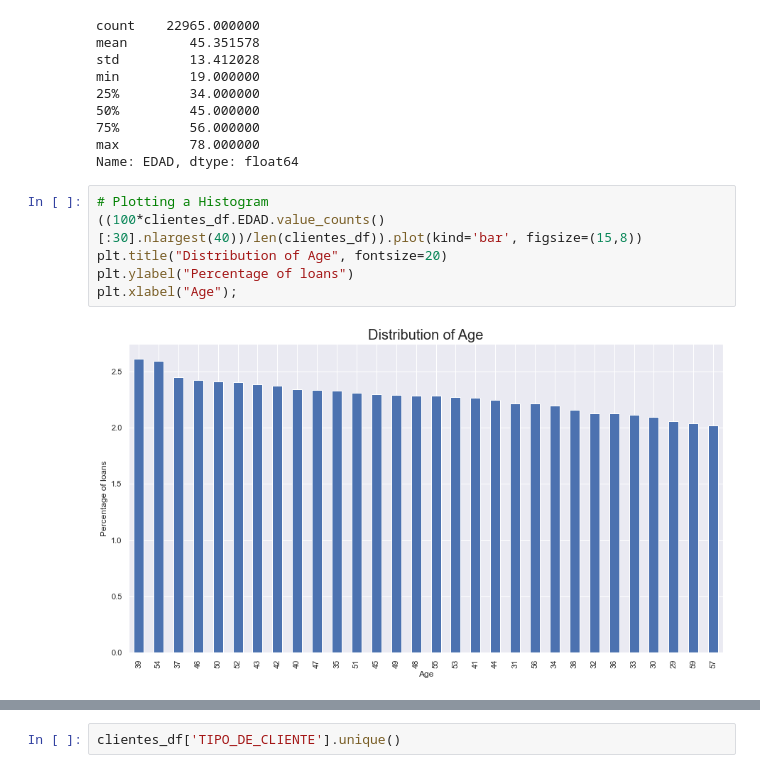
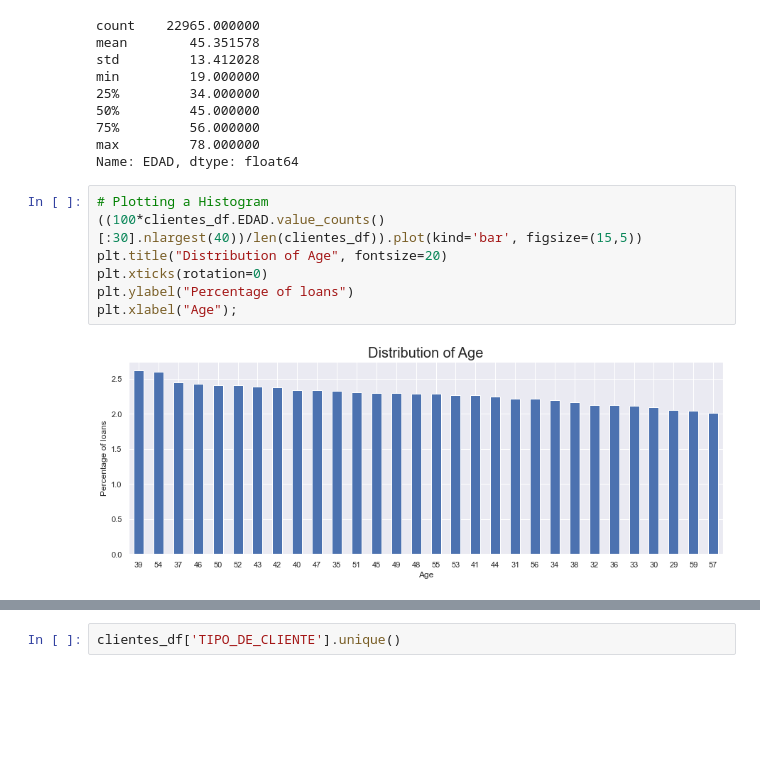
Before and after one commit to hdt94/ds4a-project, a Jupyter notebook: analytics/exploring/EDA_Clientes.ipynb, the cells around one changed output, grey strips where cells are left out. Drawn from its saved outputs; the diff is of its cells as text; blank space fills up the shorter version.

```diff
--- a/analytics/exploring/EDA_Clientes.ipynb
+++ b/analytics/exploring/EDA_Clientes.ipynb
@@ -137,9 +128,10 @@ max         78.000000
 Name: EDAD, dtype: float64
 # %%
 # Plotting a Histogram
-((100*clientes_df.EDAD.value_counts()[:30].nlargest(40))/len(clientes_df)).plot(kind='bar', figsize=(15,8))
+((100*clientes_df.EDAD.value_counts()[:30].nlargest(40))/len(clientes_df)).plot(kind='bar', figsize=(15,5))
 plt.title("Distribution of Age", fontsize=20)
+plt.xticks(rotation=0)
 plt.ylabel("Percentage of loans")
 plt.xlabel("Age");
 # %% [output]
-[figure, old version]
+[figure, new version]
```
Also changed, not shown: parts of 18 cells of this notebook, 1 other file.
